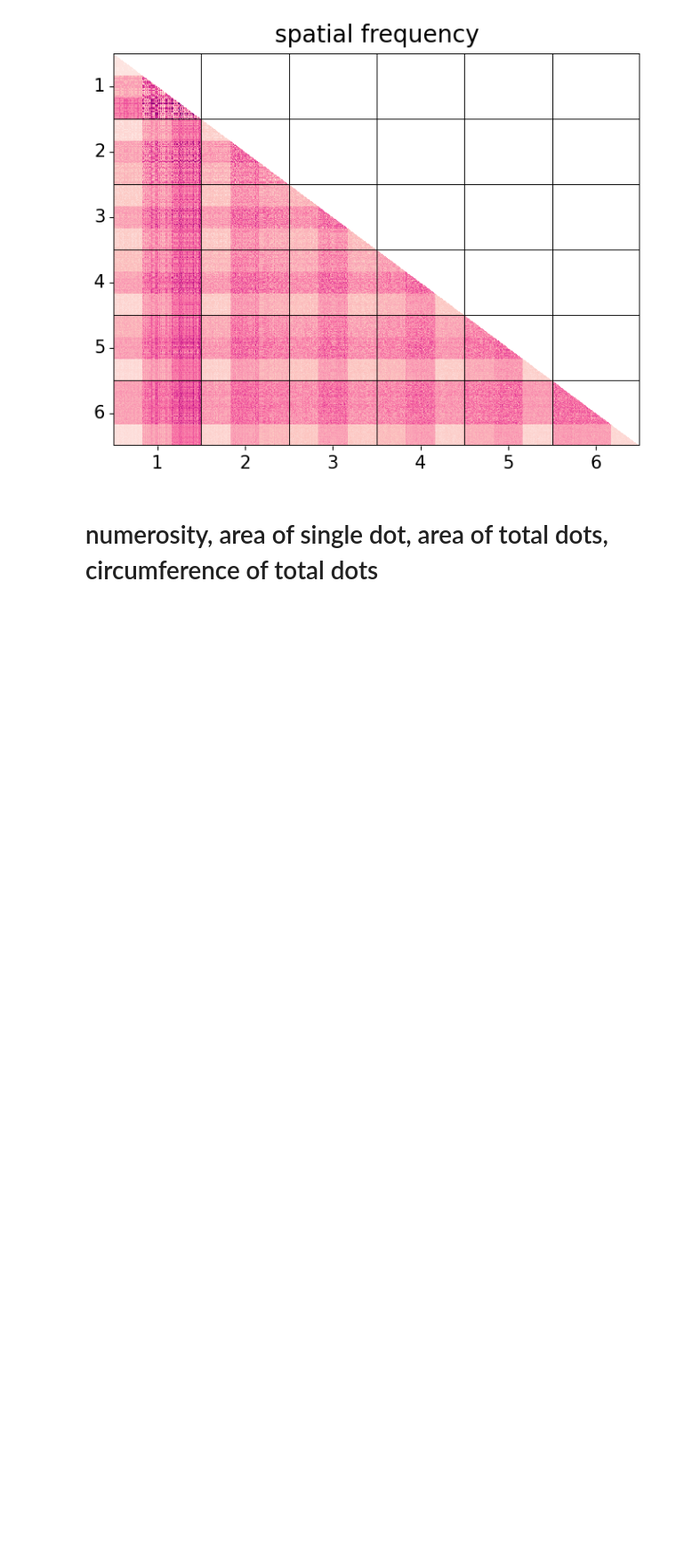
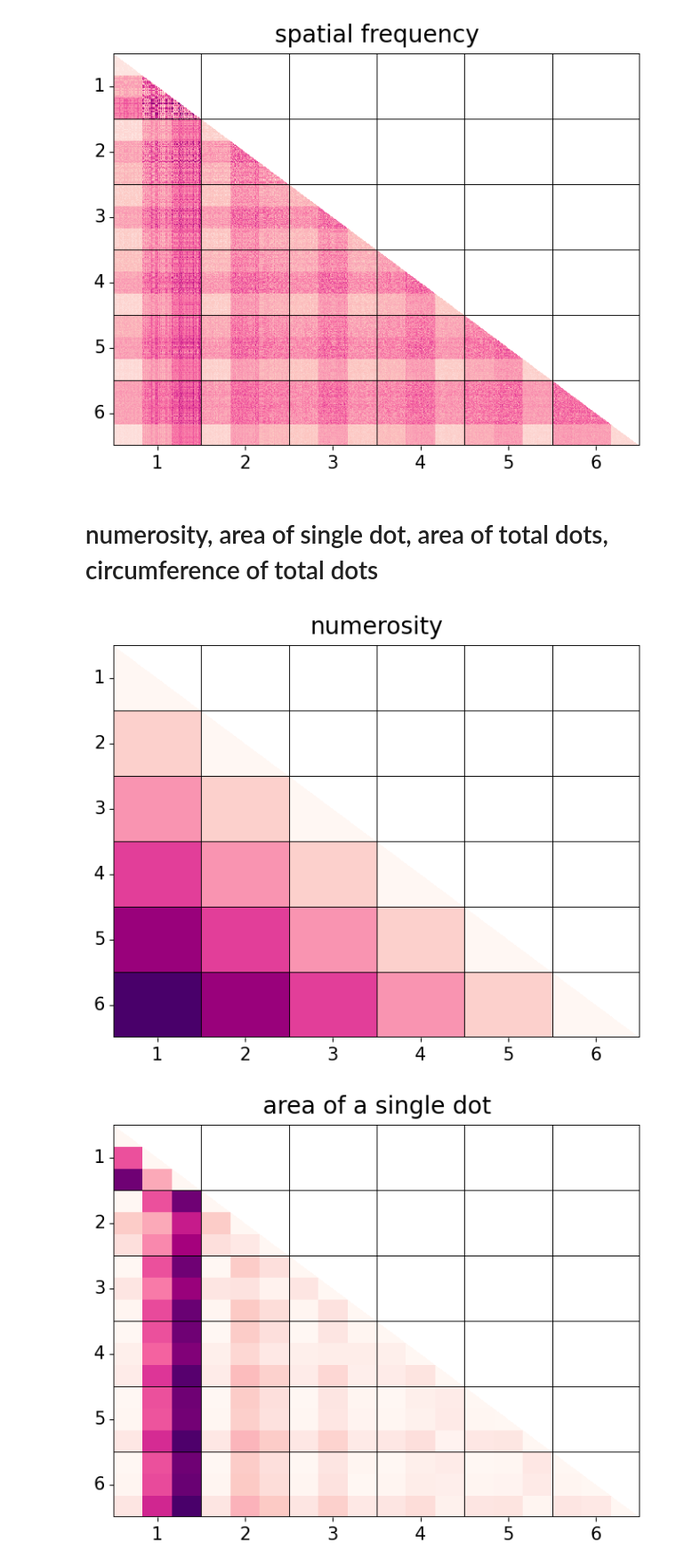
Before and after one commit to KazukiMaruo/2025_MINT, a Jupyter notebook: code/1st-level/1_rdm_generator.ipynb, the cells around one changed output. Shown: that part at 89% size. Drawn from its saved outputs; the diff is of its cells as text; code cells hidden in the pictures; blank space fills up the shorter version.

```diff
--- a/code/1st-level/1_rdm_generator.ipynb
+++ b/code/1st-level/1_rdm_generator.ipynb
@@ -103,15 +115,15 @@ for i in range(n): # Compute the Euclidean distance between each pair of numeros
         matrix_x1 = sorted_images[f'{keys_list[i]}'].flatten()
         matrix_x2 = sorted_images[f'{keys_list[j]}'].flatten()
         correlation_matrix = np.corrcoef(matrix_x1, matrix_x2)
-        RDM[i, j] = np.abs(correlation_matrix[0, 1])
+        RDM[i, j] = 1 - correlation_matrix[0, 1]
 
     print(f'{keys_list[i]} is done')
 
 
-RDM = RDM / np.max(RDM) # Normalize the RDM
 np.fill_diagonal(RDM, np.nan)  # Remove diagonal elements
 upper_tri_mask = np.triu(np.ones(RDM.shape), k=0).astype(bool) # Create an upper triangular mask (including the diagonal)
 RDM[upper_tri_mask] = np.nan   # Apply the mask and set the upper triangle to NaN
+RDM = (RDM - np.nanmin(RDM)) / (np.nanmax(RDM) - np.nanmin(RDM)) # Normalize the RDM
 # %%
 RDM_spatialF = 1 - RDM
 
@@ -203,10 +215,10 @@ for vector_name, current_vector in vectors.items():
     for i in range(n): # Compute the Euclidean distance between each pair of numerosities
         for j in range(n):
             RDM[i, j] = np.abs(current_vector[i] - current_vector[j])
-    RDM = RDM / np.max(RDM) # Normalize the RDM
     np.fill_diagonal(RDM, np.nan)  # Remove diagonal elements
     upper_tri_mask = np.triu(np.ones(RDM.shape), k=0).astype(bool) # Create an upper triangular mask (including the diagonal)
     RDM[upper_tri_mask] = np.nan   # Apply the mask and set the upper triangle to NaN
+    RDM = (RDM - np.nanmin(RDM)) / (np.nanmax(RDM) - np.nanmin(RDM)) # Normalize the RDM
     # ~~~~~~~~~~~~~~~~ RDM computation ~~~~~~~~~~~~~~~~
 
 
@@ -230,30 +242,33 @@ for vector_name, current_vector in vectors.items():
     image_name = f'rdm_{vector_name.replace(" ", "_")}.png'
     image_path = os.path.join(rsa_image_dict, image_name)
 
     # plot and save the figure
     plt.figure(figsize=(8, 6))
     sns.heatmap(RDM, annot=False, cmap="RdPu", cbar=False, mask=mask)
     plt.xticks(ticks=ticks_positions, labels=ticks_labels, rotation=0, fontsize=15)
     plt.yticks(ticks=ticks_positions, labels=ticks_labels, fontsize=15)
     # Draw horizontal black lines
     for _ in blackline_positions:
         plt.axhline(_, color='black', linewidth=0.7)
         plt.axvline(_, color='black', linewidth=0.7)
     plt.axhline(y=1257, color='black', linewidth=0.7)
     plt.axvline(x=1259, color='black', linewidth=0.7)
 
     plt.title(vector_name, fontsize=20, pad=10)
     plt.savefig(image_path, format='png', bbox_inches='tight', pad_inches=0.2)
     plt.show()
     # ~~~~~~~~~~~~~~~~ RDM visualization ~~~~~~~~~~~~~~~~
 
 
 # ~~~~~~~~~~~~~~~~ supplement download only color bar
 dummy_data = np.array([[0, 1]])  # Dummy data for cbar
 cbar_image_path = os.path.join(rsa_image_dict, 'colorbar_only.png') # Path to save the color bar
 plt.figure(figsize=(3, 7))  # Create a figure for the color bar
 sns.heatmap(dummy_data, cmap="RdPu", cbar=True, cbar_kws={"shrink": 0.8}, annot=False)
 plt.gca().set_visible(False)  # Hide the axes
 # Save the color bar only
 plt.savefig(cbar_image_path, format='png', bbox_inches='tight', pad_inches=0.2)
 plt.show()
+# %% [output]
+[figure, added]
+[figure, added]
```
Also changed, not shown: parts of 4 cells of this notebook, 5 other files.
